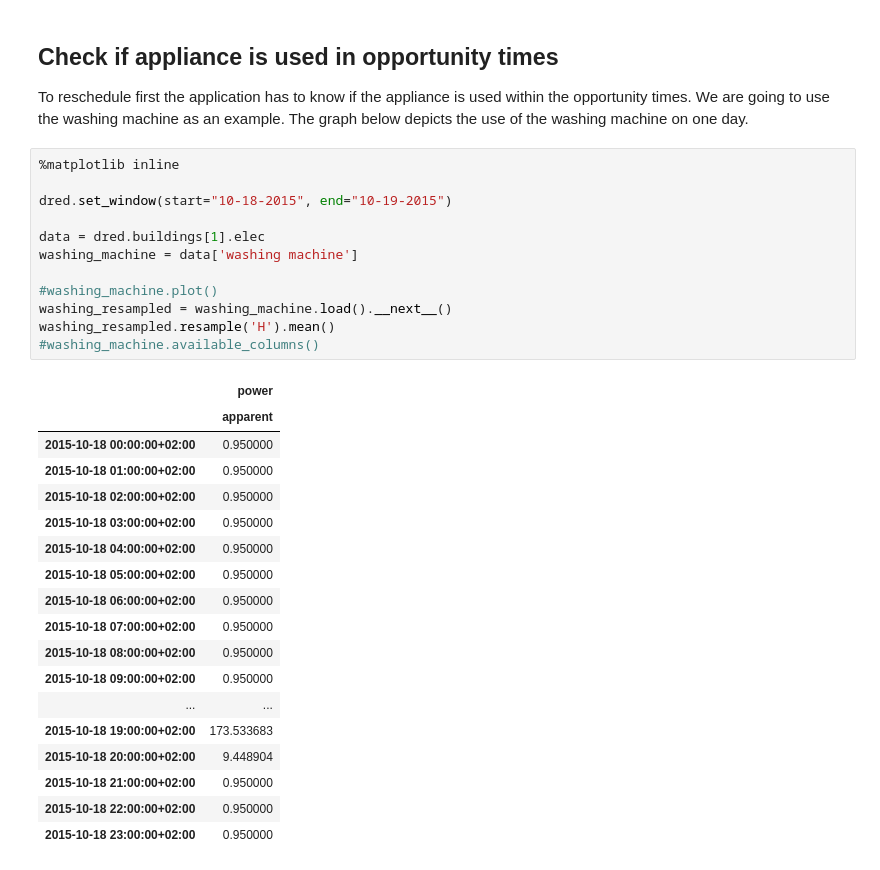
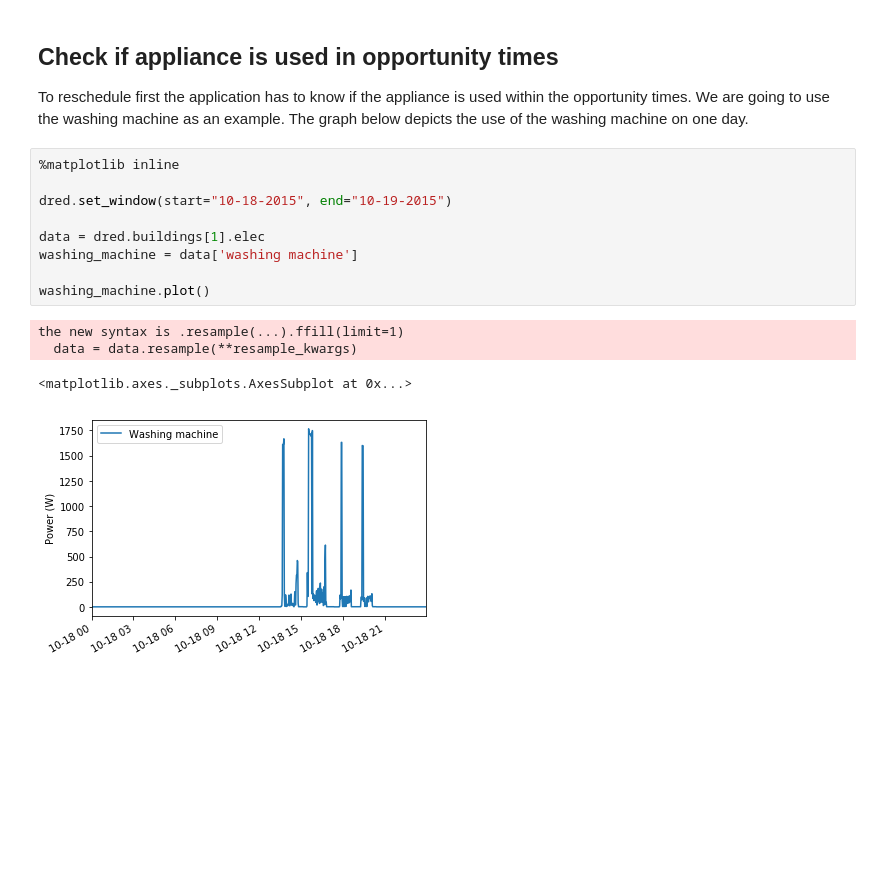
Before and after one commit to teamvirtue/smart-sockets-dev, a Jupyter notebook: Customized advice.ipynb, the cells around one changed output. Cells and saved outputs as stored; diff of their text form; blank space fills up the shorter version.

Commit message:
Opening and plotting the DRED washing machine data

```diff
--- a/Customized advice.ipynb
+++ b/Customized advice.ipynb
@@ -83,31 +83,14 @@ To reschedule first the application has to know if the appliance is used within
 # %%
 %matplotlib inline
 
 dred.set_window(start="10-18-2015", end="10-19-2015")
 
 data = dred.buildings[1].elec
 washing_machine = data['washing machine']
 
-#washing_machine.plot()
-washing_resampled = washing_machine.load().__next__()
-washing_resampled.resample('H').mean()
-#washing_machine.available_columns()
+washing_machine.plot()
 # %% [output]
-|  | power |
-|  | apparent |
-| 2015-10-18 00:00:00+02:00 | 0.950000 |
-| 2015-10-18 01:00:00+02:00 | 0.950000 |
-| 2015-10-18 02:00:00+02:00 | 0.950000 |
-| 2015-10-18 03:00:00+02:00 | 0.950000 |
-| 2015-10-18 04:00:00+02:00 | 0.950000 |
-| 2015-10-18 05:00:00+02:00 | 0.950000 |
-| 2015-10-18 06:00:00+02:00 | 0.950000 |
-| 2015-10-18 07:00:00+02:00 | 0.950000 |
-| 2015-10-18 08:00:00+02:00 | 0.950000 |
-| 2015-10-18 09:00:00+02:00 | 0.950000 |
-| ... | ... |
-| 2015-10-18 19:00:00+02:00 | 173.533683 |
-| 2015-10-18 20:00:00+02:00 | 9.448904 |
-| 2015-10-18 21:00:00+02:00 | 0.950000 |
-| 2015-10-18 22:00:00+02:00 | 0.950000 |
-| 2015-10-18 23:00:00+02:00 | 0.950000 |
+the new syntax is .resample(...).ffill(limit=1)
+  data = data.resample(**resample_kwargs)
+<matplotlib.axes._subplots.AxesSubplot at 0x...>
+[figure, added]
```
Also changed, not shown: parts of 5 cells of this notebook.
